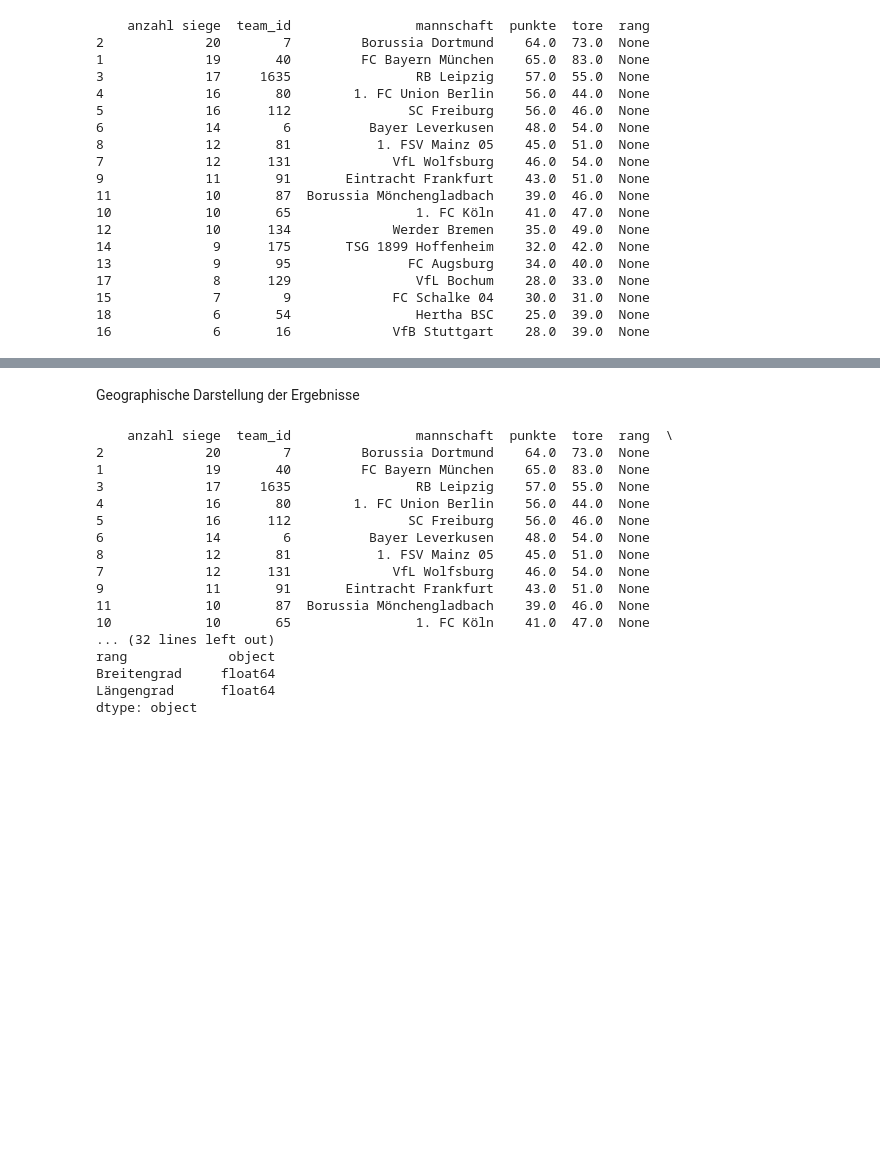
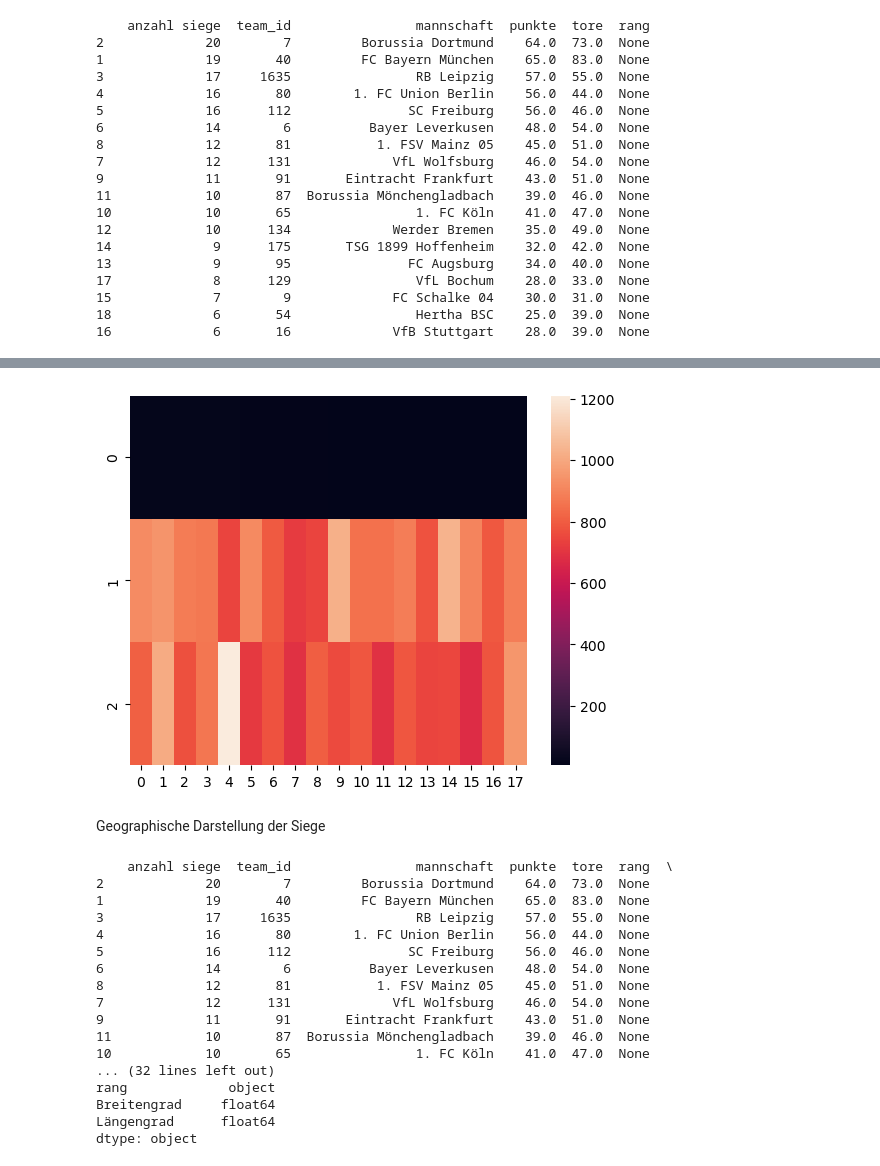
Before and after one commit to meierr14/Projektarbeit_ADS_FS2023_Gruppe_15, a Jupyter notebook: ExplorativeDatenanalyse/ExplorativeDatenanalyse.ipynb, the cells around one changed output, grey strips where cells are left out. Cells and saved outputs as stored; diff of their text form; code cells hidden in the pictures; blank space fills up the shorter version.

```diff
--- a/ExplorativeDatenanalyse/ExplorativeDatenanalyse.ipynb
+++ b/ExplorativeDatenanalyse/ExplorativeDatenanalyse.ipynb
@@ -208,5 +389,15 @@ print(merged_df)
+# %%
+# Heatmap
+# Macht aktuell noch wenig Sinn
+data= [merged_df['anzahl siege'], sum_freekicks_total,sum_shots_total]
+
+sns.heatmap(data)
+
+plt.show()
+# %% [output]
+[figure, added]
 # %% [markdown]
-Geographische Darstellung der Ergebnisse
+Geographische Darstellung der Siege
 # %%
 # Erstelle ein Geocoder-Objekt
 geolocator = Nominatim(user_agent="dein_agent_name")
```
Also changed, not shown: parts of 12 cells of this notebook.
